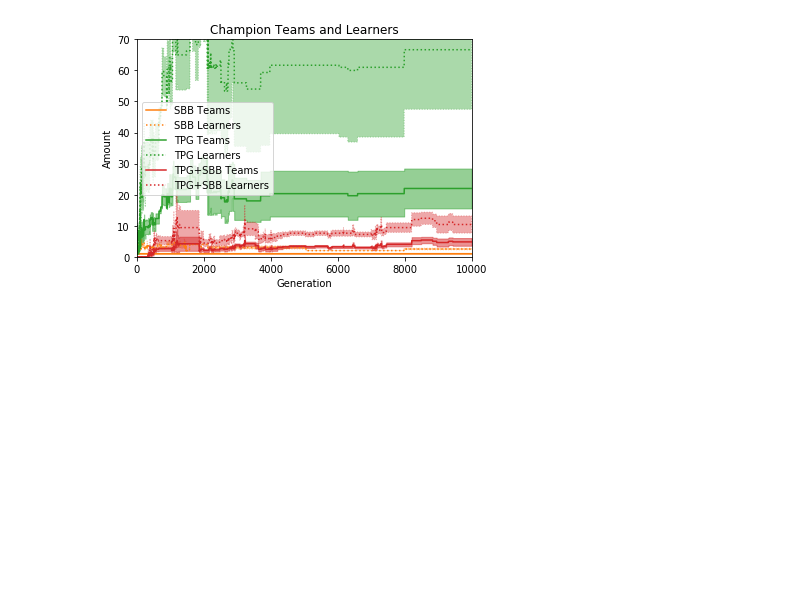
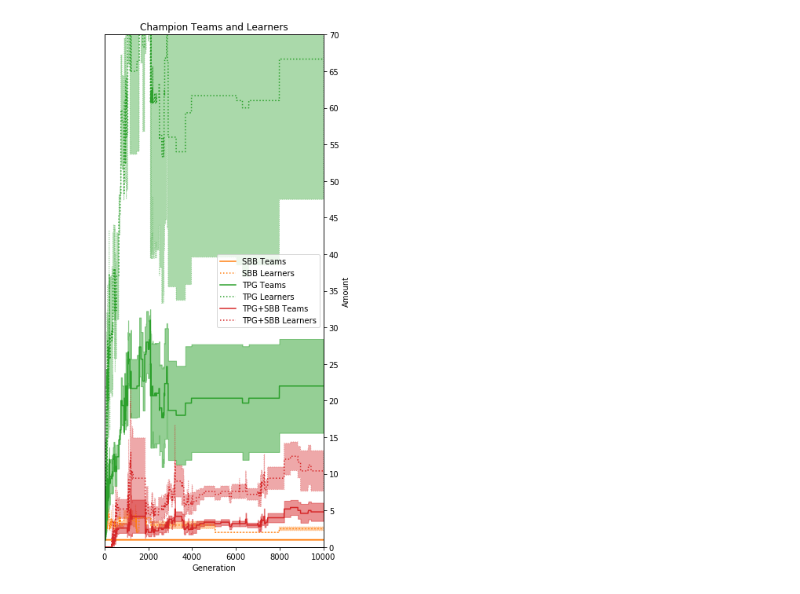
Before and after one commit to Ryan-Amaral/gp-bipedal-walker-analysis, a Jupyter notebook: basic_analysis.ipynb, the cells around one changed output. Saved outputs shown, nothing was run; the diff lists cells and outputs as text; code cells hidden in the pictures; blank space fills up the shorter version.

```diff
--- a/basic_analysis.ipynb
+++ b/basic_analysis.ipynb
@@ -149,5 +185,7 @@ plt.show()
 # %%
 # comparison of champion team and learner sizes
+
+plt.figure(figsize=(5,12))
 
 sbb_teams_means, sbb_teams_stds = get_mean_std(dfs_sbb, "champ_teams", 10000)
 sbb_learners_means, sbb_learners_stds = get_mean_std(dfs_sbb, "champ_learners", 10000)
@@ -174,35 +212,41 @@ plt.fill_between(range(10000),
 plt.plot(tpg_teams_means, color=colors[2], label="TPG Teams")
 plt.fill_between(range(10000),
                  tpg_teams_means-tpg_teams_stds/2, tpg_teams_means+tpg_teams_stds/2,
                 alpha=0.5, color=colors[2])
 
 plt.plot(tpg_learners_means, color=colors[2], linestyle="dotted", label="TPG Learners")
 plt.fill_between(range(10000),
                  tpg_learners_means-tpg_learners_stds/2, tpg_learners_means+tpg_learners_stds/2,
                 alpha=0.4, color=colors[2], linestyle="dotted")
 
 
 
 plt.plot(tpgsbb_teams_means, color=colors[3], label="TPG+SBB Teams")
 plt.fill_between(range(10000),
                  tpgsbb_teams_means-tpgsbb_teams_stds/2, tpgsbb_teams_means+tpgsbb_teams_stds/2,
                 alpha=0.5, color=colors[3])
 
 plt.plot(tpgsbb_learners_means, color=colors[3], linestyle="dotted", label="TPG+SBB Learners")
 plt.fill_between(range(10000),
                  tpgsbb_learners_means-tpgsbb_learners_stds/2, tpgsbb_learners_means+tpgsbb_learners_stds/2,
                 alpha=0.4, color=colors[3], linestyle="dotted")
 
 plt.title("Champion Teams and Learners")
 plt.xlabel("Generation")
 plt.xlim(0,10000)
+#plt.ylabel("Amount")
+ylim = plt.ylim(0,70)
+plt.yticks(np.arange(-1, 72, 500))
+plt.legend()
+ax = plt.twinx()
+ax.set_ylim(ylim)
+ax.set_yticks(np.arange(0, 71, 5))
+ax.yaxis.set_label_position("right")
 plt.ylabel("Amount")
-plt.ylim(0,70)
-plt.legend()
 
 plt.savefig("images/evo-teams-learners.pdf")
 plt.show()
 # %% [output]
-[figure, old version]
+[figure, new version]
 # %%
 # comparison of champion instruction sizes
```
Also changed, not shown: parts of 8 cells of this notebook, 13 other files.
